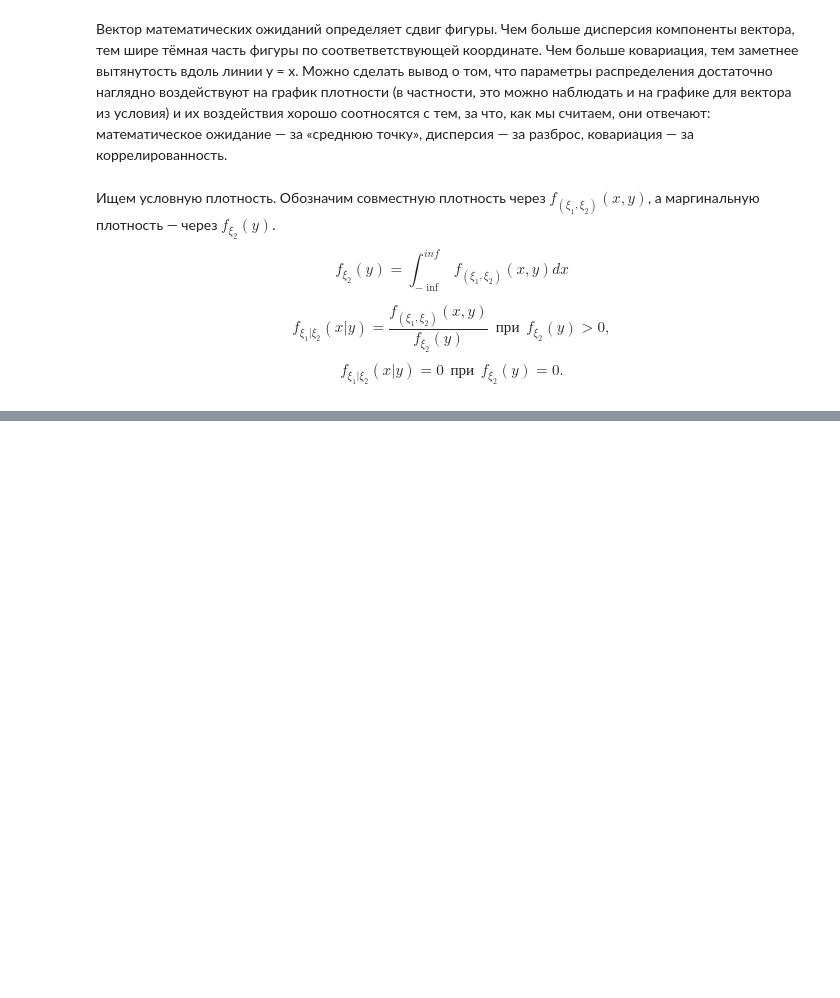
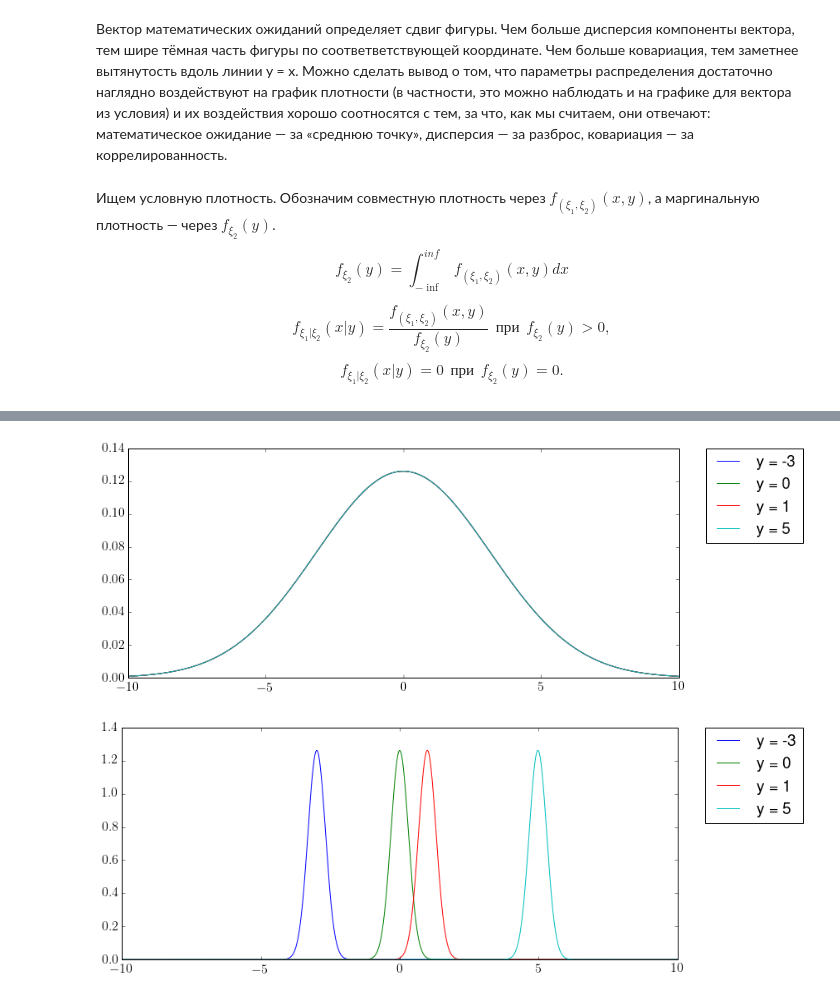
Before and after one commit to Oktosha/stats-2016, a Jupyter notebook: 5_conditional-expectation-I/kolodzey_496_5.1.ipynb, the cells around one changed output, grey strips where cells are left out. Saved outputs shown, nothing was run; the diff lists cells and outputs as text; code cells hidden in the pictures; blank space fills up the shorter version.

```diff
--- a/5_conditional-expectation-I/kolodzey_496_5.1.ipynb
+++ b/5_conditional-expectation-I/kolodzey_496_5.1.ipynb
@@ -130,0 +168,6 @@ def get_conditional_density_for(y):
+# %%
+draw_conditional_density([-3, 0, 1, 5], [0, 0], [[10, 0], [0, 10]])
+draw_conditional_density([-3, 0, 1, 5], [0, 0], [[10, 9.95], [9.95, 10]])
+# %% [output]
+[figure, added]
+[figure, added]
```
Also changed, not shown: parts of 12 cells of this notebook, 3 other files.
